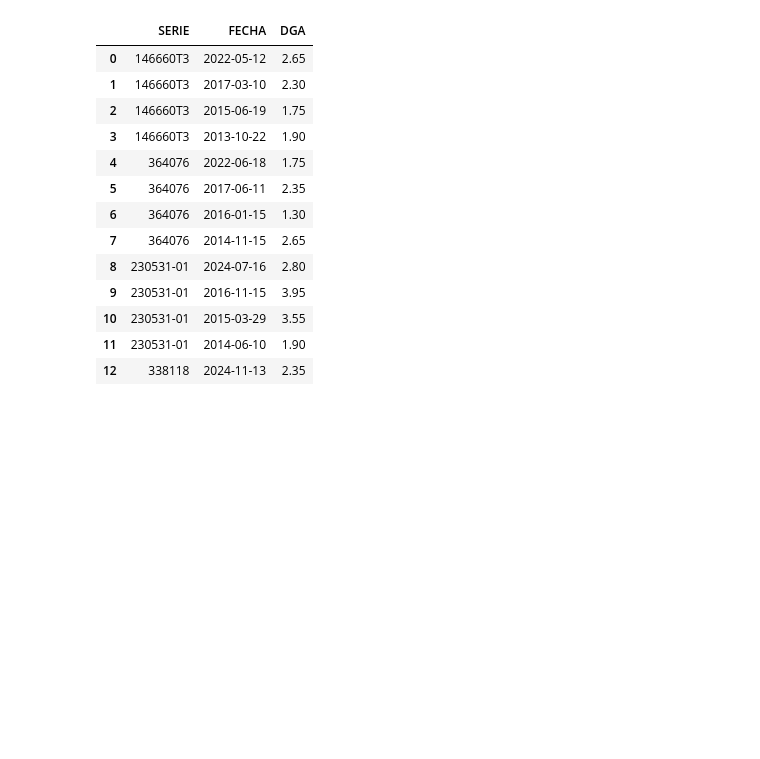
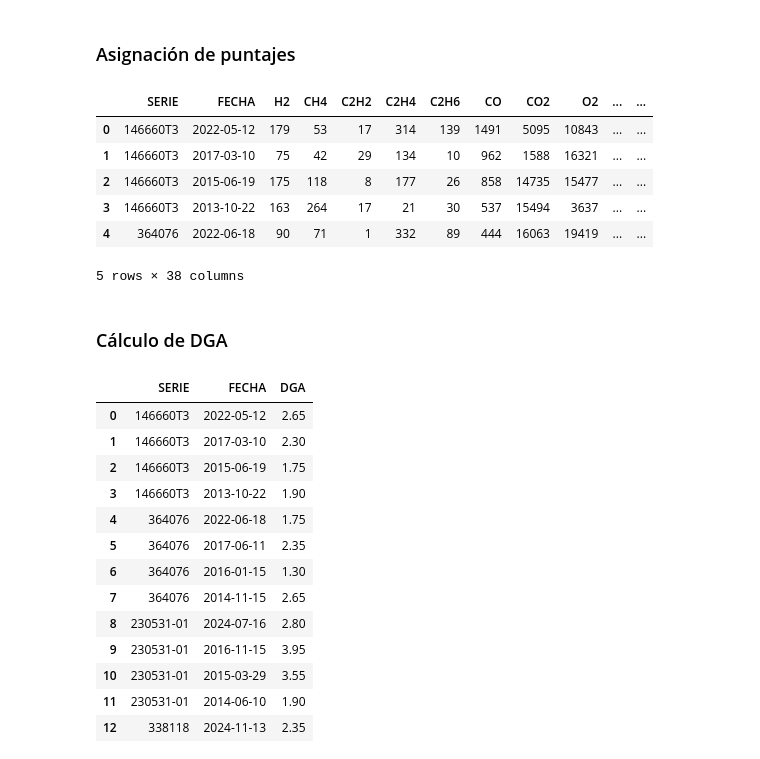
Before and after one commit to ronaldquispeO/Transformadores_R-D, a Jupyter notebook: notebooks/DGA.ipynb, the cells around one changed output. Drawn from its saved outputs; the diff is of its cells as text; code cells hidden in the pictures; blank space fills up the shorter version.

```diff
--- a/notebooks/DGA.ipynb
+++ b/notebooks/DGA.ipynb
@@ -128,25 +107,37 @@ df
+# %% [markdown]
+### Asignación de puntajes
 # %%
 # ---------------------------
 # FLAGS Y PUNTAJE
 # ---------------------------
 for gas, valores in limite.items():
     df[f"flag_{gas}"] = (df[f"tasa_{gas}"] > valores['tasa']).astype(int)
 
 def puntaje_gas(row, gas):
     conc = row[f'concentracion_{gas}']
     tasa = row[f'flag_{gas}']
     if conc > 0 and tasa > 0:
         return 5
     elif conc > 0 and tasa <= 0:
         return 4
     elif conc <= 0 and tasa > 0:
         return 3
     else:
         return 1
 
 for gas in gases2:
     df[f'puntaje_{gas}'] = df.apply(lambda row: puntaje_gas(row, gas), axis=1)
-df
+df.head()
+# %% [output]
+|  | SERIE | FECHA | H2 | CH4 | C2H2 | C2H4 | C2H6 | CO | CO2 | O2 | ... | ... |
+| 0 | 146660T3 | 2022-05-12 | 179 | 53 | 17 | 314 | 139 | 1491 | 5095 | 10843 | ... | ... |
+| 1 | 146660T3 | 2017-03-10 | 75 | 42 | 29 | 134 | 10 | 962 | 1588 | 16321 | ... | ... |
+| 2 | 146660T3 | 2015-06-19 | 175 | 118 | 8 | 177 | 26 | 858 | 14735 | 15477 | ... | ... |
+| 3 | 146660T3 | 2013-10-22 | 163 | 264 | 17 | 21 | 30 | 537 | 15494 | 3637 | ... | ... |
+| 4 | 364076 | 2022-06-18 | 90 | 71 | 1 | 332 | 89 | 444 | 16063 | 19419 | ... | ... |
+5 rows × 38 columns
+# %% [markdown]
+### Cálculo de DGA
 # %%
 # ---------------------------
 # CÁLCULO DGA
```
Also changed, not shown: parts of 30 cells of this notebook, 4 other files.
